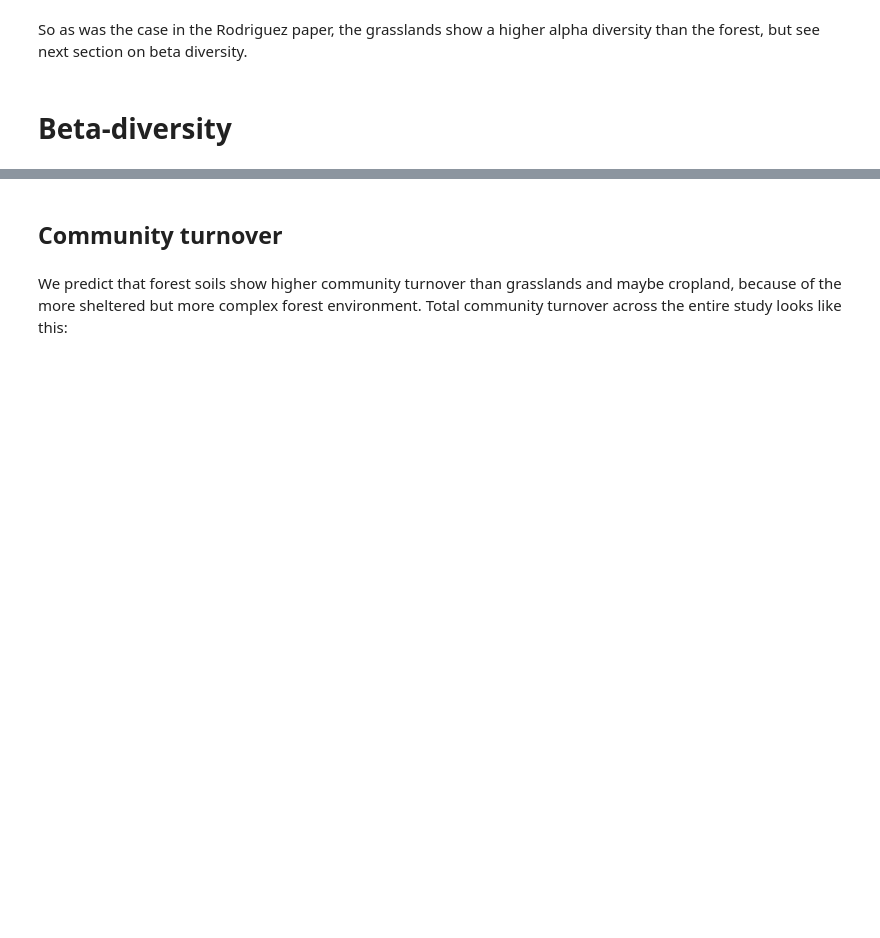
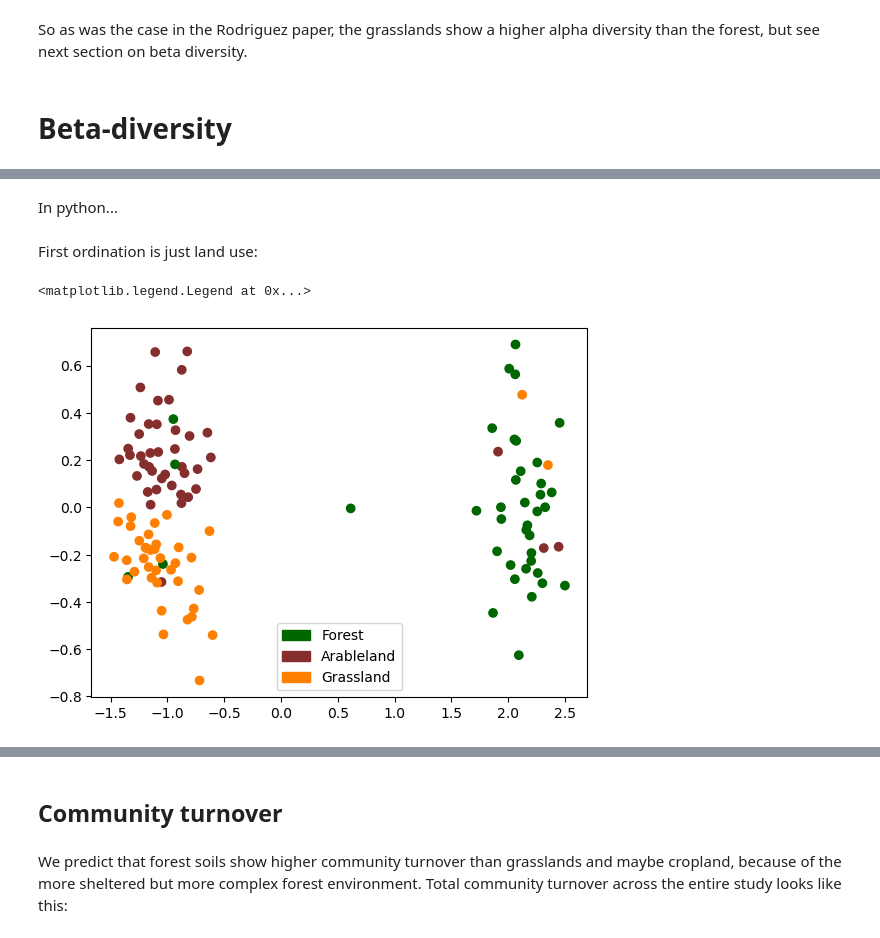
Before and after one commit to danchurch/fichtelgebirgeSoils, a Jupyter notebook: spatialAnalysis/spatialAnalysisSulariData.ipynb, the cells around one changed output, grey strips where cells are left out. Cells and saved outputs as stored; diff of their text form; code cells hidden in the pictures; blank space fills up the shorter version.

Commit message:
ordinations added

```diff
--- a/spatialAnalysis/spatialAnalysisSulariData.ipynb
+++ b/spatialAnalysis/spatialAnalysisSulariData.ipynb
@@ -271,0 +275,13 @@ Ordinations by land type:
+# %%
+## did you change your kernel to R?
+library(vegan)
+
+spatDir <- "/home/daniel/Documents/projects/fichtelSoils/fichtelgebirgeSoils/spatialAnalysis"
+setwd(spatDir)
+
+comData=read.csv("/home/daniel/Documents/projects/fichtelSoils/fichtelgebirgeSoils/sulariData/comdat.csv", row.names=1)
+envData=read.csv("/home/daniel/Documents/projects/fichtelSoils/fichtelgebirgeSoils/spatialAnalysis/sulariEnv.csv", row.names=1)
+## get rid of controls
+notControls=!(row.names(comData) %in% c("C1.1", "C1.2", "C2.1", "C2.2"))
+comData <- comData[notControls,]
+envData <- envData[notControls,]
@@ -271,0 +316,32 @@ Ordinations by land type:
+# %% [markdown]
+In python...
+# %%
+## data
+nmsPts = pd.read_csv("comNMS.csv", index_col=0)
+controls=[ 'C1.1', 'C1.2', 'C2.1', 'C2.2']
+envData.drop(controls, axis='rows', inplace=True)
+comData.drop(controls, axis='rows', inplace=True)
+# %% [markdown]
+First ordination is just land use:
+# %%
+colorDict = {
+'Arableland':'#862d2d',
+'Forest'    :'#006600',
+'Grassland' :'#FF7F00'
+}
+landCols = [ colorDict[i] for i in envData['Land_type'] ]
+
+plt.close('all')
+fig, ax = plt.subplots()
+ax.scatter(x=nmsPts["MDS1"],
+           y=nmsPts["MDS2"],
+           c=landCols,
+          )
+
+Arableland_patch = Patch(color='#862d2d', label='Arableland')
+Forest_patch = Patch(color='#006600', label='Forest')
+Grassland_patch = Patch(color='#FF7F00', label='Grassland')
+ax.legend(handles=[Forest_patch, Arableland_patch, Grassland_patch])
+# %% [output]
+<matplotlib.legend.Legend at 0x...>
+[figure, added]
```
Also changed, not shown: parts of 16 cells of this notebook, 2 other files.
